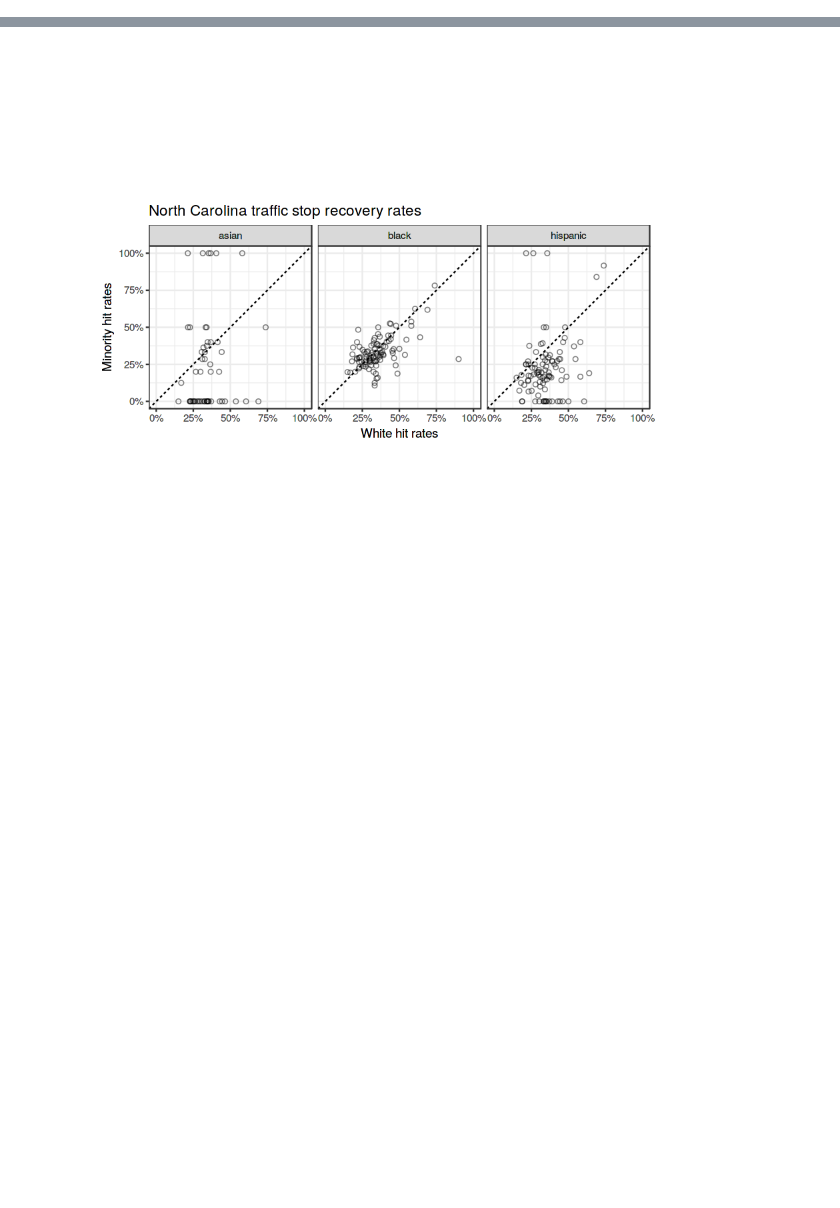
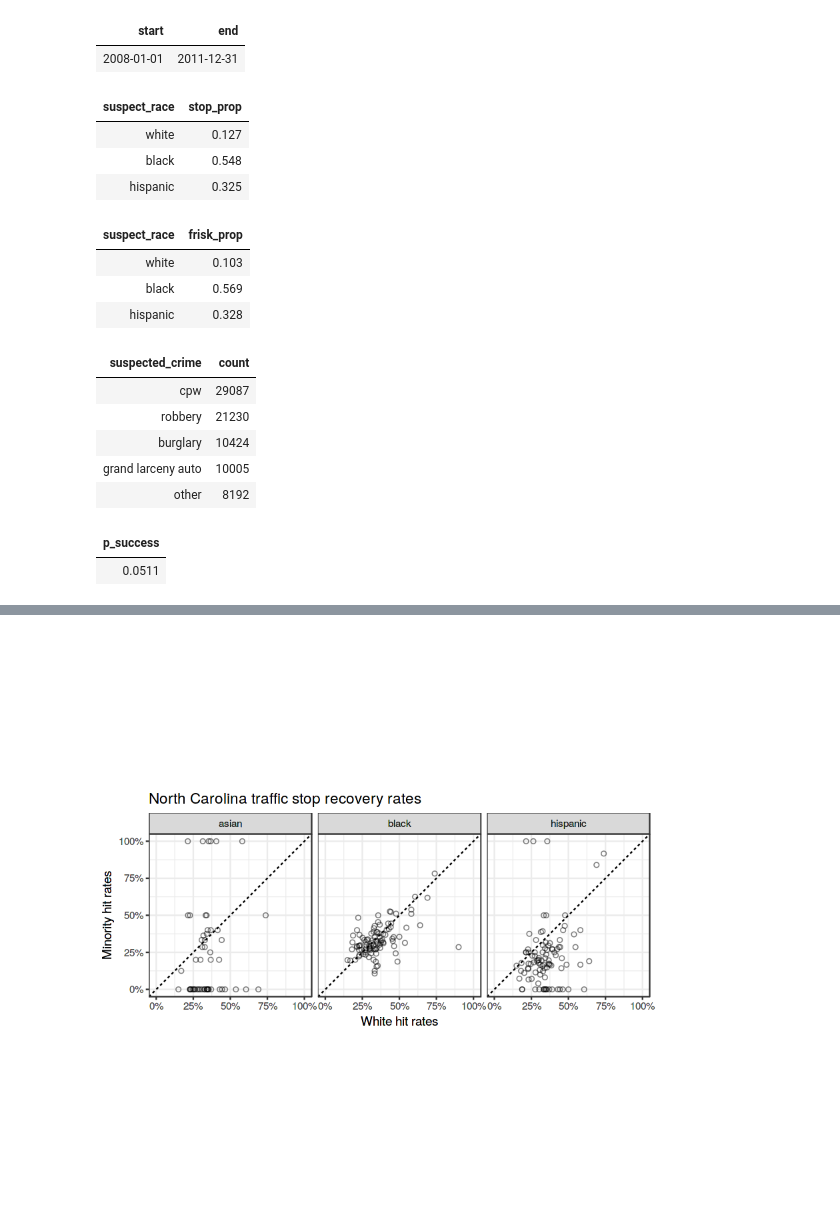
Before and after one commit to stanford-policylab/law-order-algo, a Jupyter notebook: notebooks/discrimination_tests-answers.ipynb, the cells around one changed output, grey strips where cells are left out. Saved outputs shown, nothing was run; the diff lists cells and outputs as text; code cells hidden in the pictures; blank space fills up the shorter version.

```diff
--- a/notebooks/discrimination_tests-answers.ipynb
+++ b/notebooks/discrimination_tests-answers.ipynb
@@ -184,0 +93,53 @@ At this point, with 400 hit rates to compare (1 for each race and department), i
+# %%
+# WRITE CODE HERE
+# START solution
+# Date range
+stop_df %>%
+    summarize(
+        start = min(date),
+        end = max(date)
+    )
+
+# Proportion of stops suspect race
+stop_df %>%
+    group_by(suspect_race) %>%
+    summarize(stop_prop = n()/nrow(.))
+
+# Proportion of frisks suspect race
+stop_df %>%
+    filter(frisked) %>%
+    group_by(suspect_race) %>%
+    summarize(frisk_prop = n()/nrow(.))
+
+
+# Top five suspected crimes
+stop_df %>%
+    group_by(suspected_crime) %>%
+    summarize(count = n()) %>%
+    arrange(desc(count)) %>%
+    top_n(5, count)
+
+# Proportion of "successful" stop (weapon or contraband found)
+stop_df %>%
+    mutate(success = found_weapon | found_contraband) %>%
+    summarize(p_success = mean(success))
+# END solution
+# %% [output]
+| start | end |
+| 2008-01-01 | 2011-12-31 |
+| suspect_race | stop_prop |
+| white | 0.127 |
+| black | 0.548 |
+| hispanic | 0.325 |
+| suspect_race | frisk_prop |
+| white | 0.103 |
+| black | 0.569 |
+| hispanic | 0.328 |
+| suspected_crime | count |
+| cpw | 29087 |
+| robbery | 21230 |
+| burglary | 10424 |
+| grand larceny auto | 10005 |
+| other | 8192 |
+| p_success |
+| 0.0511 |
```
Also changed, not shown: parts of 66 cells of this notebook.
